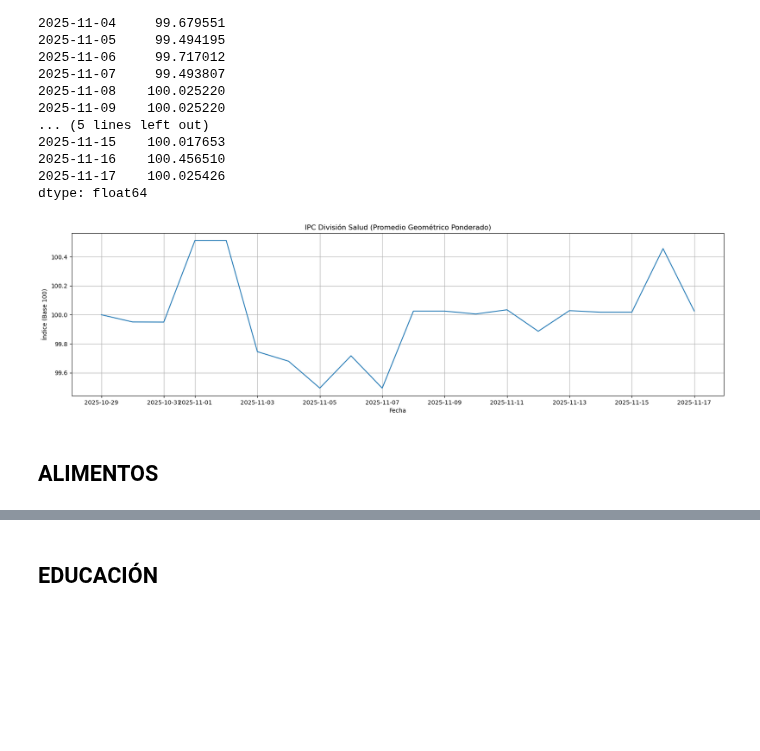
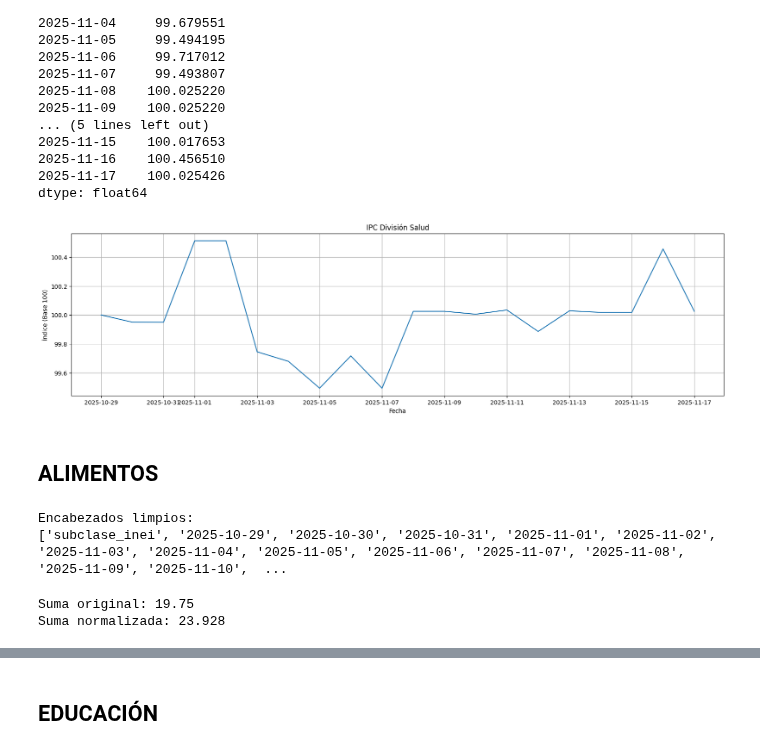
Before and after one commit to jhersoncueva/PEU_INEI_Proyecto_Integrador_IPC, a Jupyter notebook: ipc-webscraping/merge_base100.ipynb, the cells around one changed output, grey strips where cells are left out. Drawn from its saved outputs; the diff is of its cells as text; code cells hidden in the pictures; blank space fills up the shorter version.

```diff
--- a/ipc-webscraping/merge_base100.ipynb
+++ b/ipc-webscraping/merge_base100.ipynb
@@ -10,10 +8,12 @@ dir_input = Path("data/base100/")
 # %%
+dir_input = Path("data/base100/")
+ipc_file = dir_input / "base_salud.xlsx"
+
 w_salud = 3.475   # Peso total oficial de la división Salud
 # %%
-df_ipc = pd.read_excel(dir_input / "base_salud.xlsx")
+df_ipc = pd.read_excel(ipc_file)
 df_ipc.columns = df_ipc.columns.str.upper()
 
-# Lista de categorías tal como aparecen en el archivo
 categorias = df_ipc["CATEGORIA"].tolist()
 
 print("Categorías detectadas:")
@@ -121,12 +117,12 @@ dtype: float64
 # %%
 plt.figure(figsize=(20, 5))
 plt.plot(ipc_salud.index, ipc_salud.values)
-plt.title("IPC División Salud (Promedio Geométrico Ponderado)")
+plt.title("IPC División Salud")
 plt.xlabel("Fecha")
 plt.ylabel("Índice (Base 100)")
 plt.grid(True)
 plt.show()
 # %% [output]
-[figure, old version]
+[figure, new version]
 # %% [markdown]
 ## ALIMENTOS
@@ -134,0 +135,41 @@ w_alimentos = 23   # Peso total oficial de la división alimentos
+# %%
+fecha_cols = []
+for c in df_ipc.columns:
+    if "2025" in c:
+        limpio = c.split(" ")[0]       # quita hora
+        fecha_cols.append(limpio)
+    else:
+        fecha_cols.append(c)
+
+df_ipc.columns = fecha_cols
+
+print("Encabezados limpios:")
+print(df_ipc.columns.tolist())
+# %% [output]
+Encabezados limpios:
+['subclase_inei', '2025-10-29', '2025-10-30', '2025-10-31', '2025-11-01', '2025-11-02', '2025-11-03', '2025-11-04', '2025-11-05', '2025-11-06', '2025-11-07', '2025-11-08', '2025-11-09', '2025-11-10',  ...
+# %%
+# PESOS – ALIMENTOS
+subclase_inei = df_ipc["subclase_inei"].tolist()
+
+pesos_alimentos = [
+    0.384, 1.373, 0.268, 0.103, 1.210, 0.369, 0.206, 3.070, 1.346,
+    0.182, 0.184, 0.192, 0.354, 0.354, 2.425, 0.151, 0.096, 0.255,
+    0.619, 0.706, 1.303, 0.022, 0.320, 0.075, 0.322, 0.106, 0.137,
+    0.059, 2.134, 0.523, 0.220, 0.211, 0.060, 0.095, 0.316
+]
+
+w_alimentos = 23.928  # peso oficial de la división
+
+# Normalizar pesos para que sumen 23.928
+suma_original = sum(pesos_alimentos)
+factor = w_alimentos / suma_original
+pesos_norm = [p * factor for p in pesos_alimentos]
+
+print("\nSuma original:", suma_original)
+print("Suma normalizada:", sum(pesos_norm))
+
+w = np.array(pesos_norm)
+# %% [output]
+Suma original: 19.75
+Suma normalizada: 23.928
```
Also changed, not shown: parts of 31 cells of this notebook, 4 other files.
